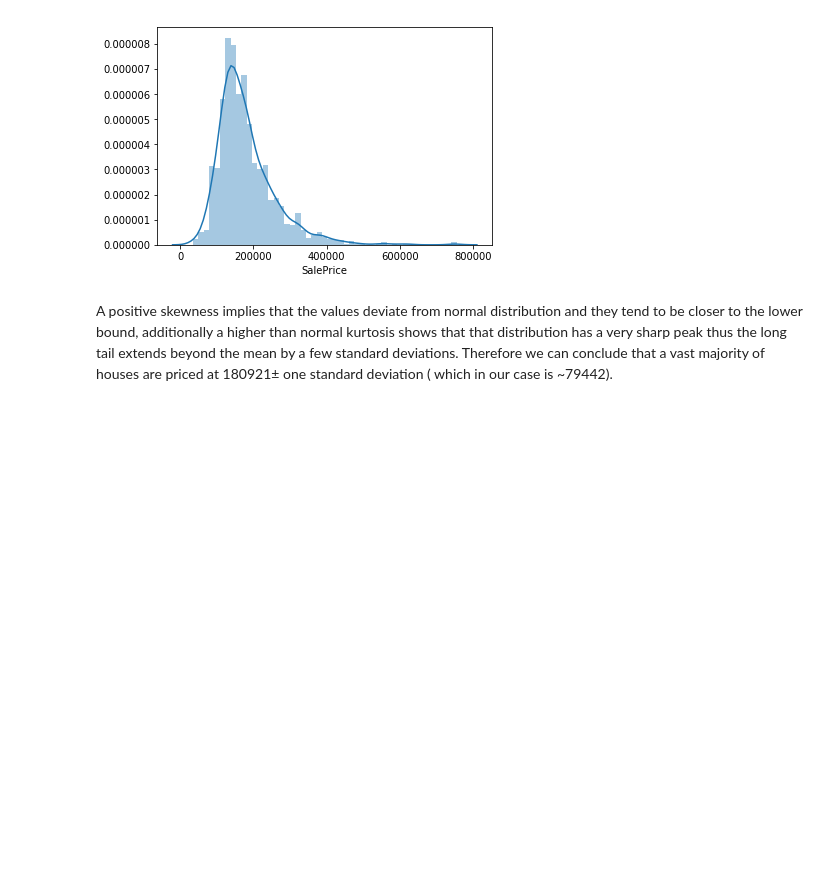
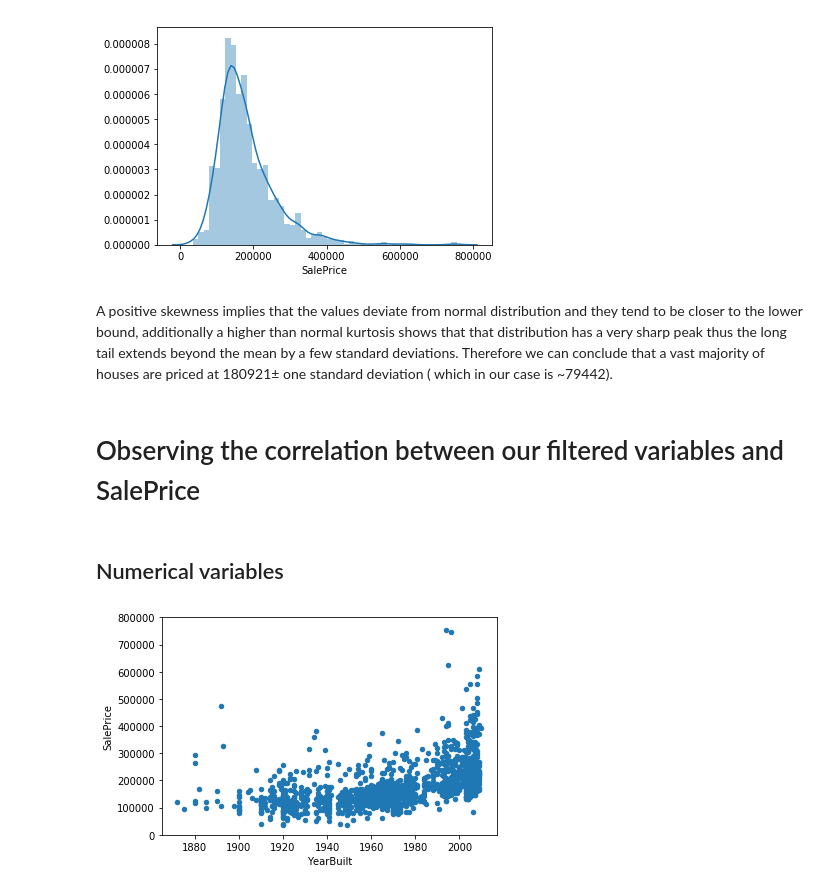
Before and after one commit to ashocorian/a16, a Jupyter notebook: A16 Project/source.ipynb, the cells around one changed output. Cells and saved outputs as stored; diff of their text form; code cells hidden in the pictures; blank space fills up the shorter version.

```diff
--- a/A16 Project/source.ipynb
+++ b/A16 Project/source.ipynb
@@ -62,3 +67,14 @@ Kurtosis is : 6.536281860064529
 # %% [markdown]
 A positive skewness implies that the values deviate from normal distribution and they tend to be closer to the lower bound, additionally a higher than normal kurtosis shows that that distribution has a very sharp peak thus the long tail extends beyond the mean by a few standard deviations.
 Therefore we can conclude that a vast majority of houses are priced at 180921± one standard deviation ( which in our case is ~79442).
+# %% [markdown]
+# Observing the correlation between our filtered variables and SalePrice
+# %% [markdown]
+## Numerical variables
+# %%
+#scatter plot of YearBuilt/SalePrice
+var = "YearBuilt"
+data = pd.concat([sourceFile['SalePrice'], sourceFile[var]], axis = 1)
+data.plot.scatter(x=var, y='SalePrice', ylim= (0,800000));
+# %% [output]
+[figure, added]
```
Also changed, not shown: parts of 6 cells of this notebook.
